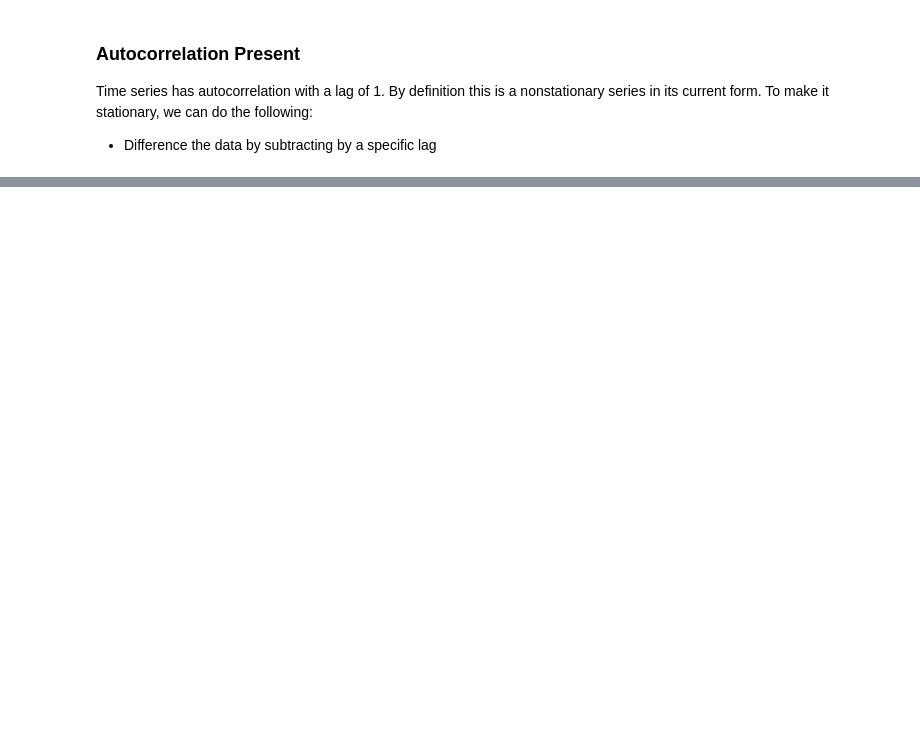
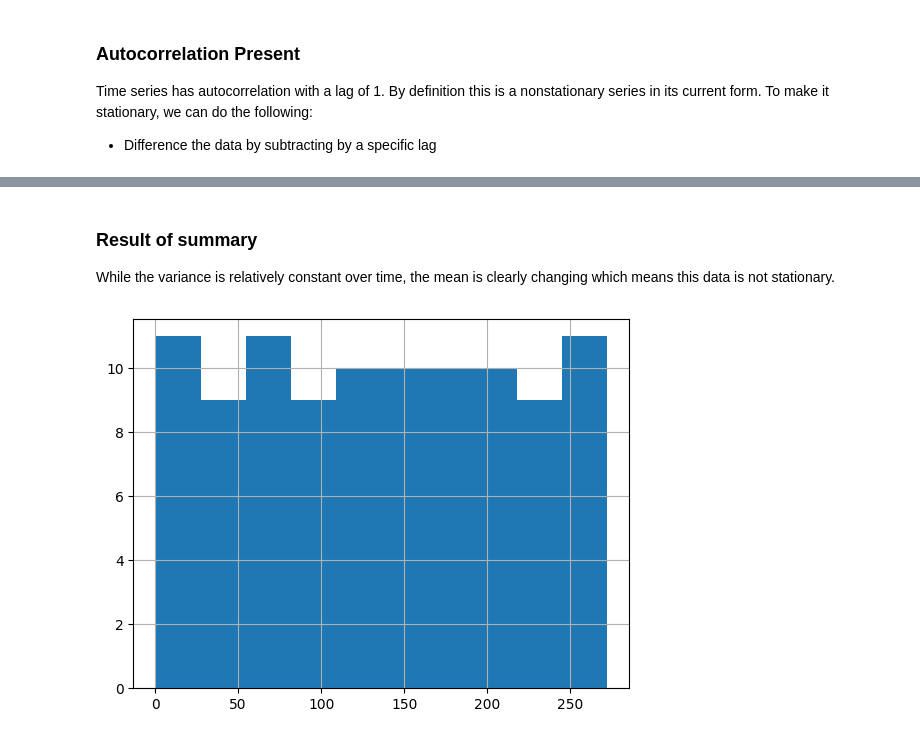
Before and after one commit to MKastek/time-series-notes, a Jupyter notebook: Time_series_anomaly_detection.ipynb, the cells around one changed output, grey strips where cells are left out. Cells and saved outputs as stored; diff of their text form; code cells hidden in the pictures; blank space fills up the shorter version.

```diff
--- a/Time_series_anomaly_detection.ipynb
+++ b/Time_series_anomaly_detection.ipynb
@@ -289,0 +396,7 @@ definition this is a nonstationary series in its current form. To make it statio
+# %% [markdown]
+### Result of summary
+While the variance is relatively constant over time, the mean is clearly changing which means this data is not stationary.
+# %%
+pd.Series(trend).hist();
+# %% [output]
+[figure, added]
```
Also changed, not shown: parts of 30 cells of this notebook.
